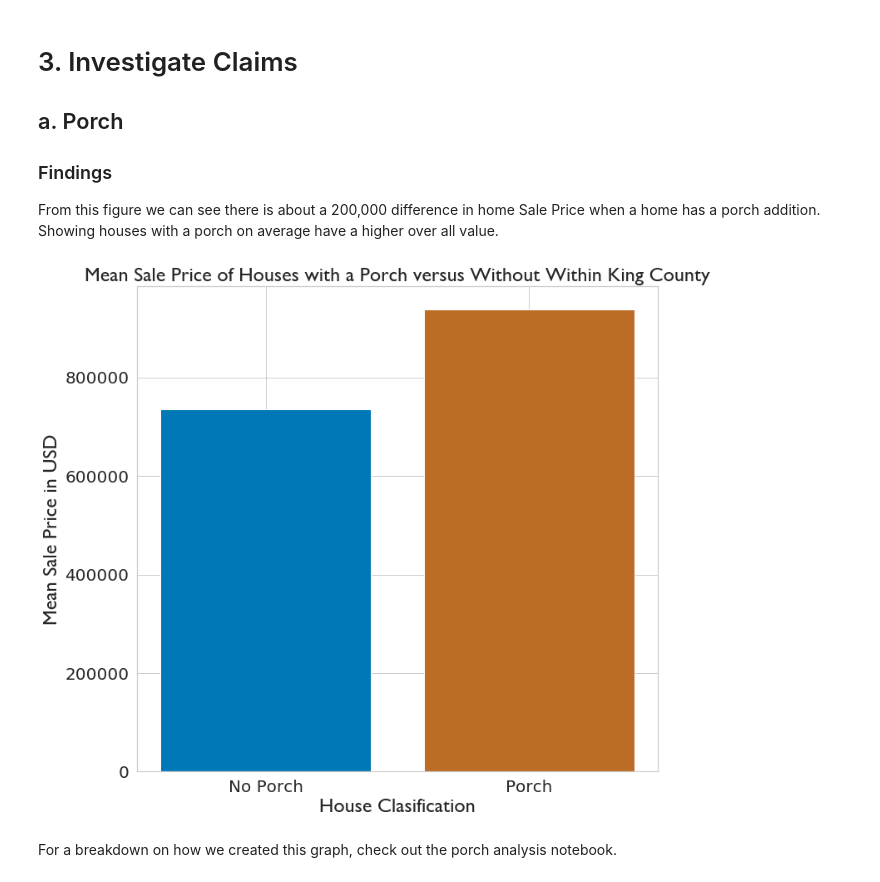
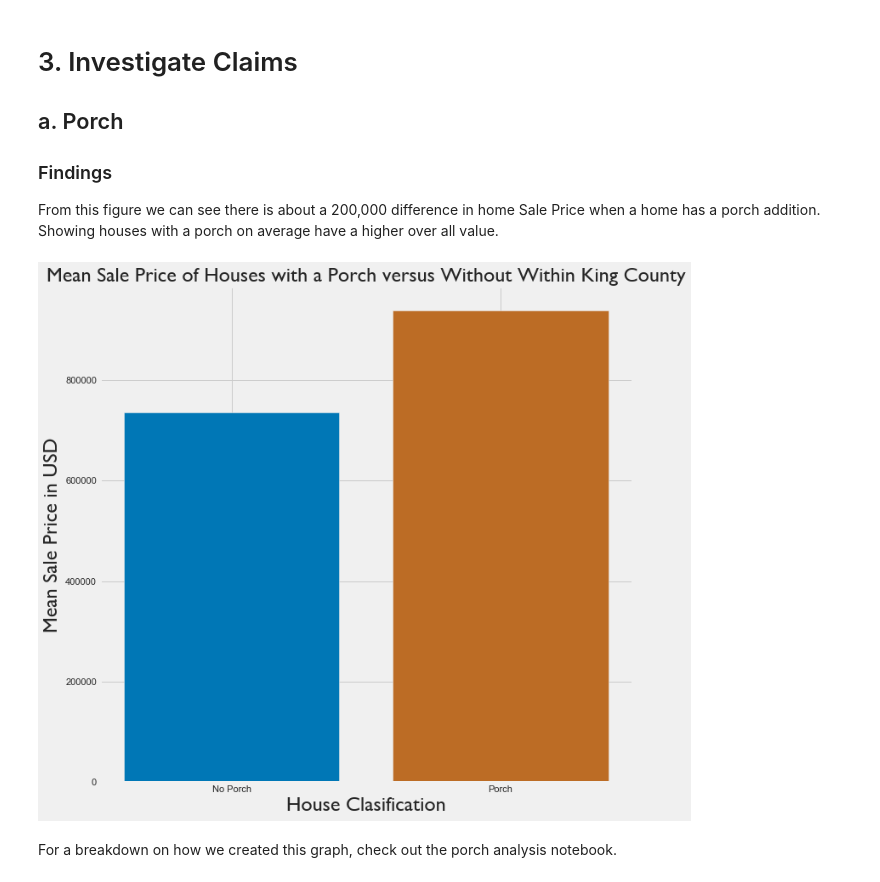
Before and after one commit to chum46/housing_sales_king_county, a Jupyter notebook: notebooks/report/00_cm_final_report_and_summary.ipynb, the cells around one changed output. Cells and saved outputs as stored; diff of their text form; code cells hidden in the pictures.

```diff
--- a/notebooks/report/00_cm_final_report_and_summary.ipynb
+++ b/notebooks/report/00_cm_final_report_and_summary.ipynb
@@ -270,33 +270,31 @@ From this figure we can see there is about a 200,000 difference in home Sale Pri
 # %%
 # If either column had a value greater than zero then the residence contained a porch.
 has_porch= res_bldg[(res_bldg["SqFtOpenPorch"]!=0)|(res_bldg["SqFtEnclosedPorch"]!=0)]
 has_porch
 
 no_porch= res_bldg[(res_bldg["SqFtOpenPorch"]==0)&(res_bldg["SqFtEnclosedPorch"]==0)]
 no_porch
 
 ## To get our sales price values for each data Frame porch and non-porch we must join them
 sales_and_porch=sales.merge(has_porch, how="inner", on="PIN")
 sales_and_porch
 
 sales_and_no_porch=sales.merge(no_porch, how="inner", on="PIN")
 sales_and_no_porch
 
 ### Now we will graph our means to get a visual of the difference between our groups.
 
 plt.figure(figsize=(10,10))
 plt.bar(x=["No Porch","Porch"],
         height=[sales_and_no_porch.SalePrice.mean(), sales_and_porch.SalePrice.mean()],
         color=["#0077b6", "#BC6C25"],);
-
-sns.set_style({'font.family':'Gill Sans MT', 'font.sans-serif':['Gill Sans']})
 plt.ylabel('Mean Sale Price in USD', fontsize=24,fontname="Gill Sans")
 plt.title('Mean Sale Price of Houses with a Porch versus Without Within King County', fontsize=24,fontname="Gill Sans")
 plt.xlabel('House Clasification', fontsize=24,fontname="Gill Sans")
 plt.rc('xtick', labelsize=20)
 plt.rc('ytick', labelsize=20)
 plt.show()
 # %% [output]
-[figure, old version]
+[figure, new version]
 # %% [markdown]
 For a breakdown on how we created this graph, check out the porch analysis notebook.
```
Also changed, not shown: parts of 17 cells of this notebook, 2 other files.
